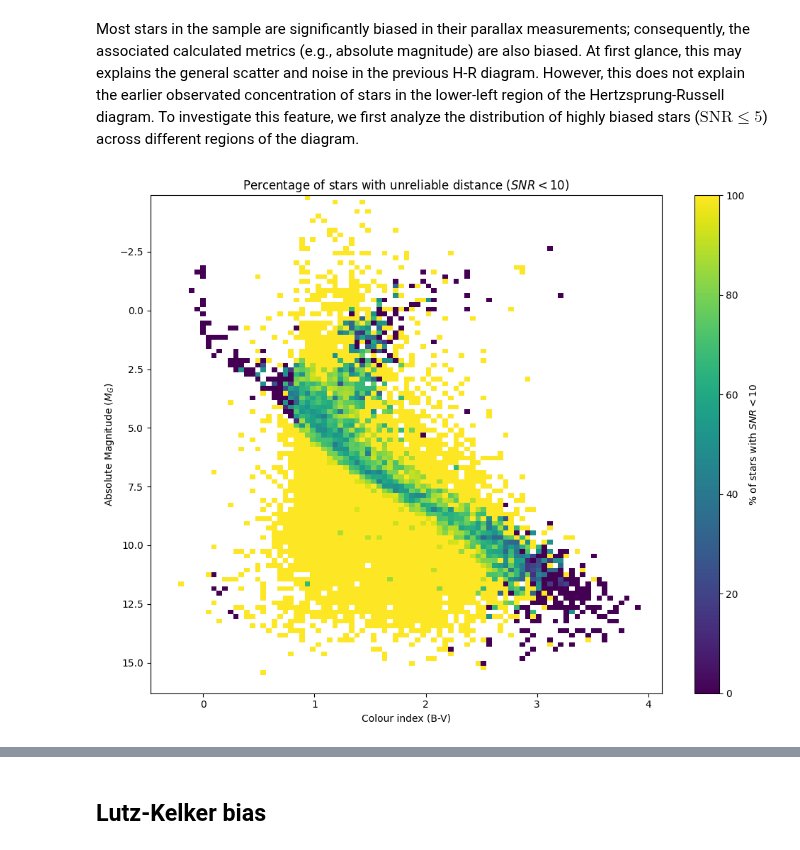
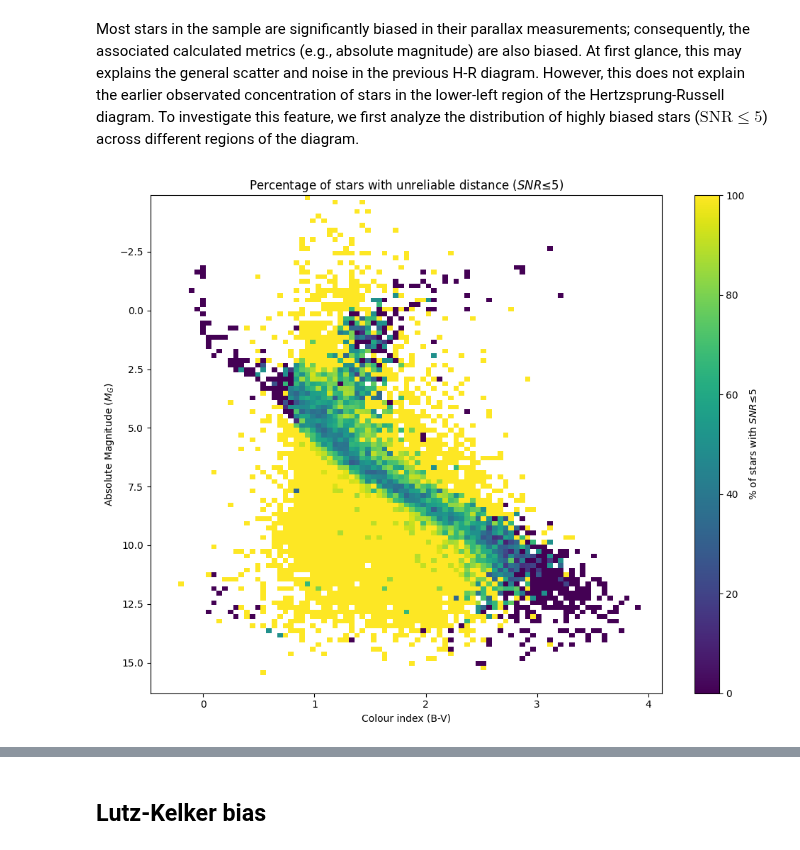
Before and after one commit to Paul0112/gaia-hr-diagram-bias, a Jupyter notebook: notebooks/gaia_hr_diagram_bias_I.ipynb, the cells around one changed output, grey strips where cells are left out. Drawn from its saved outputs; the diff is of its cells as text; code cells hidden in the pictures.

```diff
--- a/notebooks/gaia_hr_diagram_bias_I.ipynb
+++ b/notebooks/gaia_hr_diagram_bias_I.ipynb
@@ -88,0 +128,6 @@ Size of the sample: 19966 stars collected.
+# %%
+# Apply DBSCAN to proper-motion variables and parallax
+X = df_gaia[["pmra", "pmdec", "parallax"]]
+X_scaled = StandardScaler().fit_transform(X)
+db = DBSCAN(eps=0.25, min_samples=20)
+labels = db.fit_predict(X_scaled)
@@ -210,31 +251,31 @@ Percentage of distances which are highly biased: 66.44581639311349%
 Most stars in the sample are significantly biased in their parallax measurements; consequently, the associated calculated metrics (e.g., absolute magnitude) are also biased. At first glance, this may explains the general scatter and noise in the previous H-R diagram. However, this does not explain the earlier observated concentration of stars in the lower-left region of the Hertzsprung-Russell diagram. To investigate this feature, we first analyze the distribution of highly biased stars ($\mathrm{SNR} \leq 5$) across different regions of the diagram.
 # %%
 # Stars with unreliable distance
-df_gaia["bad_distance"] = df_gaia["snr"] < 10
+df_gaia["bad_distance"] = df_gaia["snr"] < 6
 
 color_bins = np.arange(-0.5, 4.2, 0.05)
 mag_bins = np.arange(-5, 16.5, 0.2)
 df_gaia["color_bin"] = pd.cut(df_gaia["bp_rp"], color_bins)
 df_gaia["mag_bin"] = pd.cut(df_gaia["absolute_g"], mag_bins)
 
 # Percentage of stars with unreliable distance
 heat = (df_gaia.groupby(["mag_bin", "color_bin"], observed=False)["bad_distance"].mean().unstack()* 100)
 
 # Define the axes for coloring each one
 x = [i.mid for i in heat.columns]
 y = [i.mid for i in heat.index]
 
 # Plot the HR diagram color by % of stars with SNR < 10 in the corresponding region
 plt.figure(figsize=(10,8))
 im = plt.imshow(heat, origin="lower", aspect="auto", extent=[x[0], x[-1], y[0], y[-1]], cmap="viridis", vmin=0, vmax=100)
 plt.gca().invert_yaxis()
 plt.xlabel(r"Colour index (B-V)")
 plt.ylabel(r"Absolute Magnitude ($M_G$)")
-plt.title("Percentage of stars with unreliable distance ($SNR<10$)")
+plt.title("Percentage of stars with unreliable distance ($SNR ≤ 5$)")
 cbar = plt.colorbar(im)
-cbar.set_label("% of stars with $SNR<10$")
+cbar.set_label("% of stars with $SNR≤5$")
 plt.tight_layout()
 plt.savefig(os.path.join(FIGURES_DIR, "hr_diagram_snr_per_region_biased.png"), dpi=300, bbox_inches="tight")
 plt.show()
 # %% [output]
-[figure, old version]
+[figure, new version]
```
Also changed, not shown: parts of 21 cells of this notebook.
